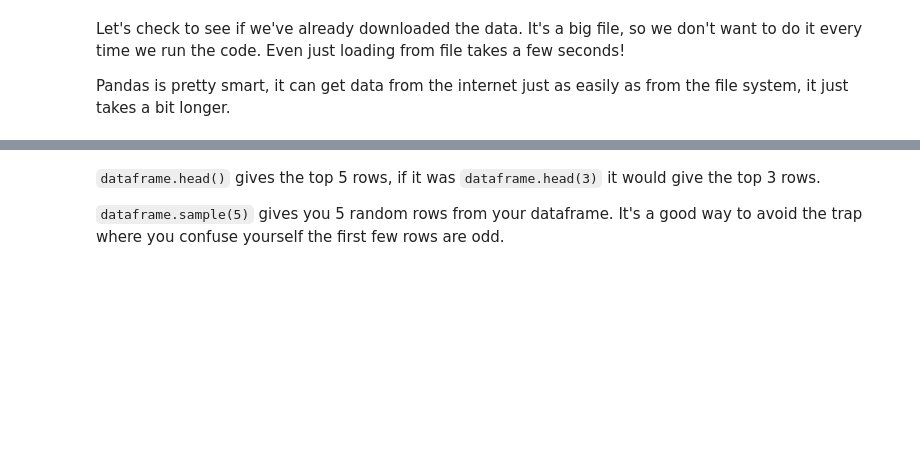
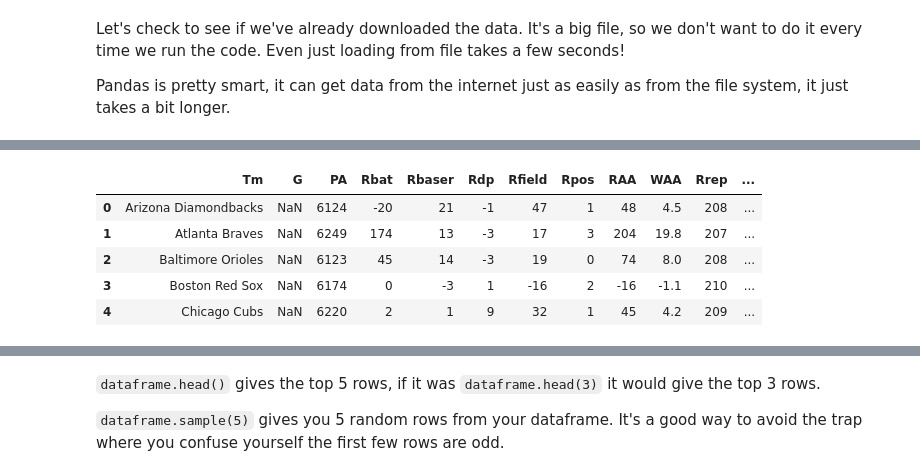
Before and after one commit to Ethanp333/baseball_data, a Jupyter notebook: basic_pandas.ipynb, the cells around one changed output, grey strips where cells are left out. Saved outputs shown, nothing was run; the diff lists cells and outputs as text; code cells hidden in the pictures; blank space fills up the shorter version.

```diff
--- a/basic_pandas.ipynb
+++ b/basic_pandas.ipynb
@@ -52,0 +133,18 @@ Pitching.head()
+# %%
+import pandas as pd
+
+# URL of the webpage containing the table
+base_url = 'https://www.baseball-reference.com/leagues/majors/2023-value-batting.shtml'
+
+wpa_data_read = pd.read_html(base_url)
+
+wpa_dataframe = wpa_data_read[0]
+
+wpa_dataframe.head()
+# %% [output]
+|  | Tm | G | PA | Rbat | Rbaser | Rdp | Rfield | Rpos | RAA | WAA | Rrep | ... |
+| 0 | Arizona Diamondbacks | NaN | 6124 | -20 | 21 | -1 | 47 | 1 | 48 | 4.5 | 208 | ... |
+| 1 | Atlanta Braves | NaN | 6249 | 174 | 13 | -3 | 17 | 3 | 204 | 19.8 | 207 | ... |
+| 2 | Baltimore Orioles | NaN | 6123 | 45 | 14 | -3 | 19 | 0 | 74 | 8.0 | 208 | ... |
+| 3 | Boston Red Sox | NaN | 6174 | 0 | -3 | 1 | -16 | 2 | -16 | -1.1 | 210 | ... |
+| 4 | Chicago Cubs | NaN | 6220 | 2 | 1 | 9 | 32 | 1 | 45 | 4.2 | 209 | ... |
```
Also changed, not shown: parts of 29 cells of this notebook, 4 other files.
